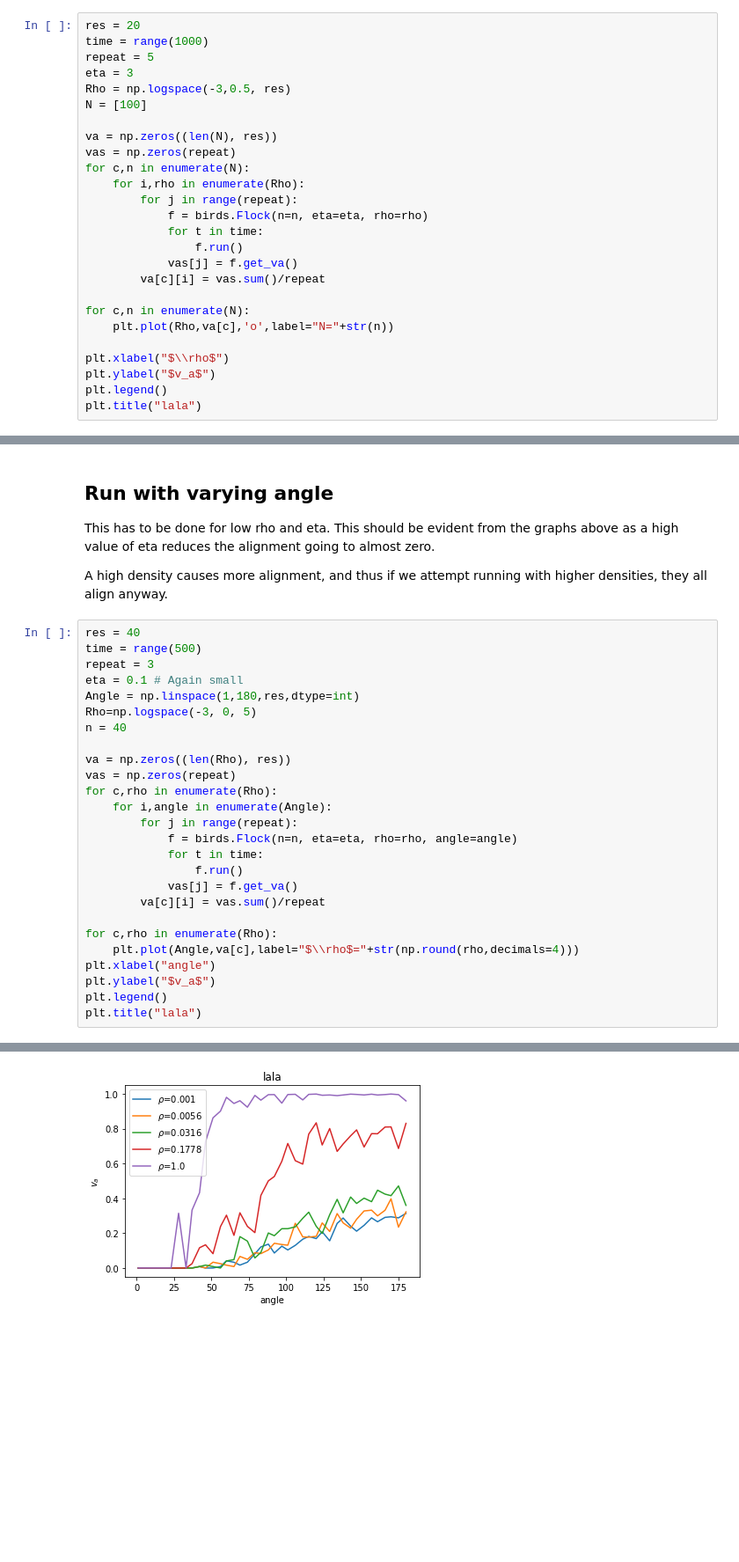
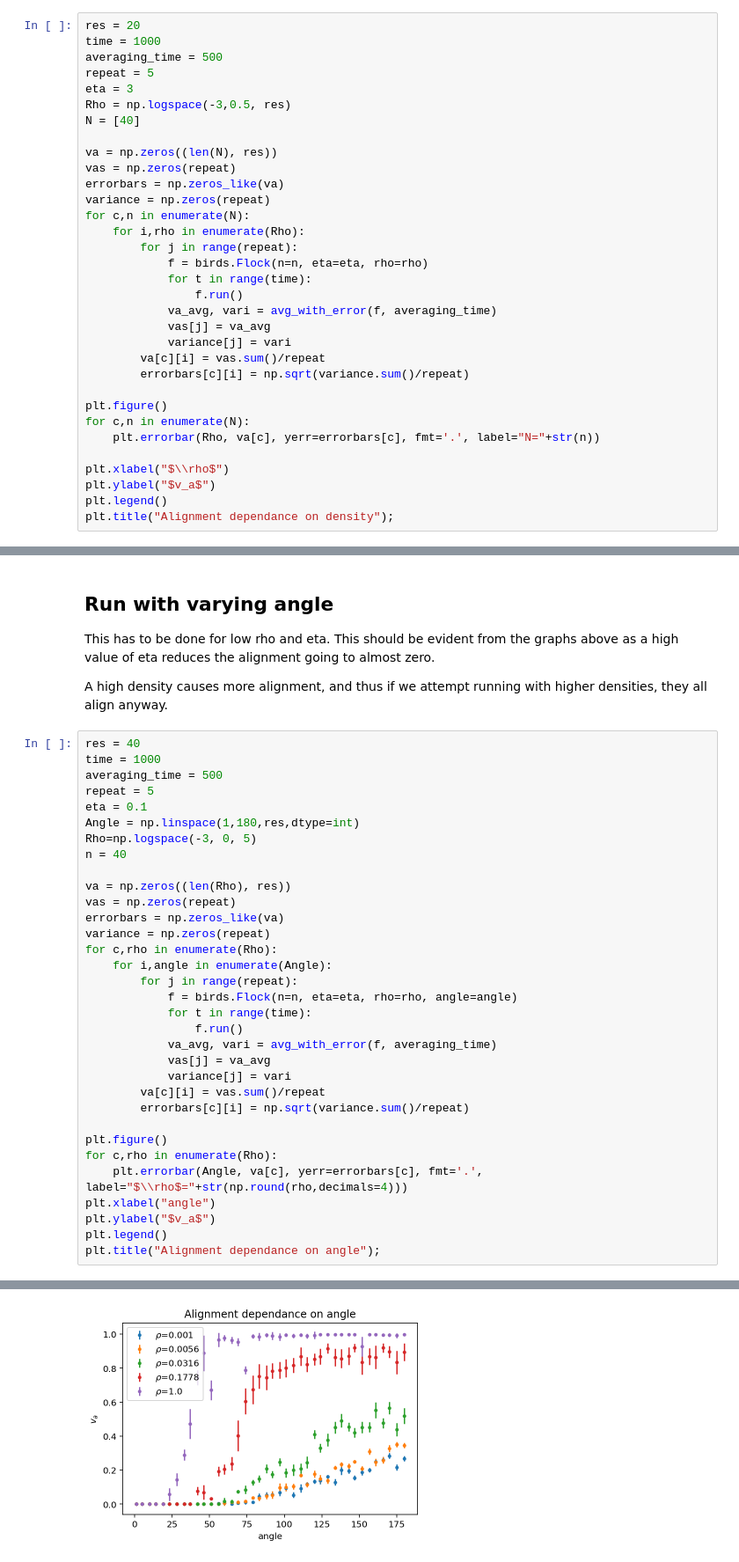
Before and after one commit to mismosmi/idea2birds, a Jupyter notebook: src/evaluate.ipynb, the cells around one changed output, grey strips where cells are left out. Shown at 88% size. Drawn from its saved outputs; the diff is of its cells as text; blank space fills up the shorter version.

Commit message:
Implement time averaging of v_a and error bars

```diff
--- a/src/evaluate.ipynb
+++ b/src/evaluate.ipynb
@@ -92,28 +112,35 @@ plt.plot(np.logspace(-1,0,10), np.logspace(-1,0,10)**coef[0])
 ## Run with varying density
 # %%
 res = 20
-time = range(1000)
+time = 1000
+averaging_time = 500
 repeat = 5
 eta = 3
 Rho = np.logspace(-3,0.5, res)
-N = [100]
+N = [40]
 
 va = np.zeros((len(N), res))
 vas = np.zeros(repeat)
+errorbars = np.zeros_like(va)
+variance = np.zeros(repeat)
 for c,n in enumerate(N):
     for i,rho in enumerate(Rho):
         for j in range(repeat):
             f = birds.Flock(n=n, eta=eta, rho=rho)
-            for t in time:
+            for t in range(time):
                 f.run()
-            vas[j] = f.get_va()
+            va_avg, vari = avg_with_error(f, averaging_time)
+            vas[j] = va_avg
+            variance[j] = vari
         va[c][i] = vas.sum()/repeat
+        errorbars[c][i] = np.sqrt(variance.sum()/repeat)
 
+plt.figure()
 for c,n in enumerate(N):
-    plt.plot(Rho,va[c],'o',label="N="+str(n))
+    plt.errorbar(Rho, va[c], yerr=errorbars[c], fmt='.', label="N="+str(n))
 
 plt.xlabel("$\\rho$")
 plt.ylabel("$v_a$")
 plt.legend()
-plt.title("lala")
+plt.title("Alignment dependance on density");
 # %% [output]
@@ -127,28 +153,35 @@ This has to be done for low rho and eta. This should be evident from the graphs
 A high density causes more alignment, and thus if we attempt running with higher densities, they all align anyway.
 # %%
 res = 40
-time = range(500)
-repeat = 3
-eta = 0.1 # Again small
+time = 1000
+averaging_time = 500
+repeat = 5
+eta = 0.1
 Angle = np.linspace(1,180,res,dtype=int)
 Rho=np.logspace(-3, 0, 5)
 n = 40
 
 va = np.zeros((len(Rho), res))
 vas = np.zeros(repeat)
+errorbars = np.zeros_like(va)
+variance = np.zeros(repeat)
 for c,rho in enumerate(Rho):
     for i,angle in enumerate(Angle):
         for j in range(repeat):
             f = birds.Flock(n=n, eta=eta, rho=rho, angle=angle)
-            for t in time:
+            for t in range(time):
                 f.run()
-            vas[j] = f.get_va()
+            va_avg, vari = avg_with_error(f, averaging_time)
+            vas[j] = va_avg
+            variance[j] = vari
         va[c][i] = vas.sum()/repeat
+        errorbars[c][i] = np.sqrt(variance.sum()/repeat)
 
+plt.figure()
 for c,rho in enumerate(Rho):
-    plt.plot(Angle,va[c],label="$\\rho$="+str(np.round(rho,decimals=4)))
+    plt.errorbar(Angle, va[c], yerr=errorbars[c], fmt='.', label="$\\rho$="+str(np.round(rho,decimals=4)))
 plt.xlabel("angle")
 plt.ylabel("$v_a$")
 plt.legend()
-plt.title("lala")
+plt.title("Alignment dependance on angle");
 # %% [output]
@@ -156 +188 @@ plt.title("lala")
-[figure, old version]
+[figure, new version]
```
Also changed, not shown: parts of 5 cells of this notebook.
